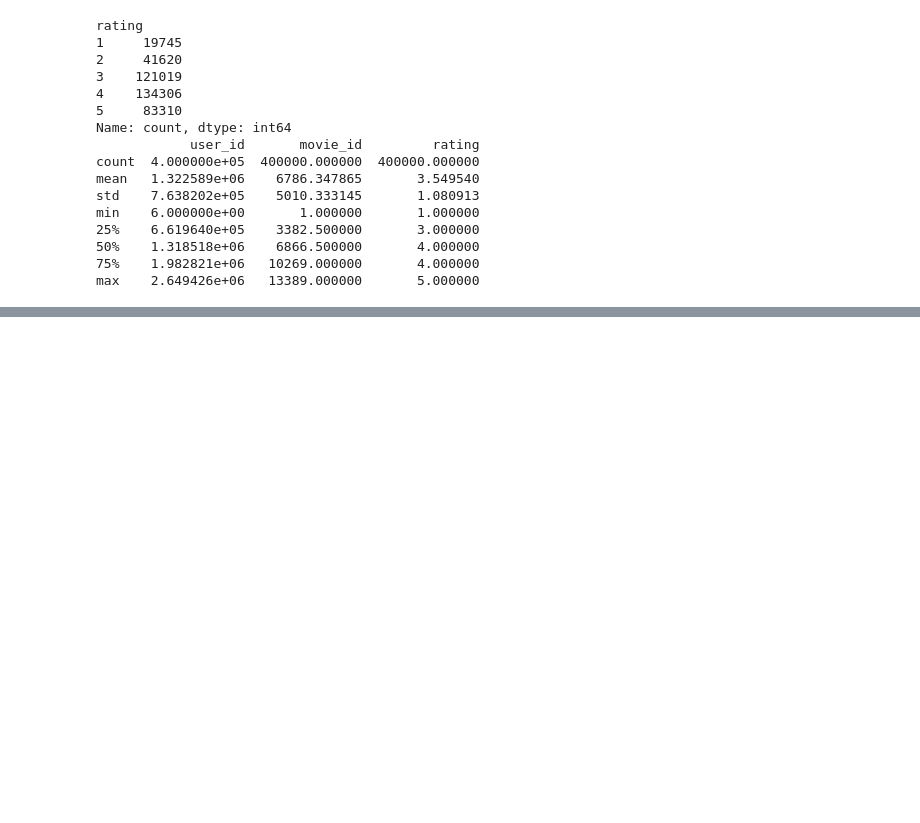
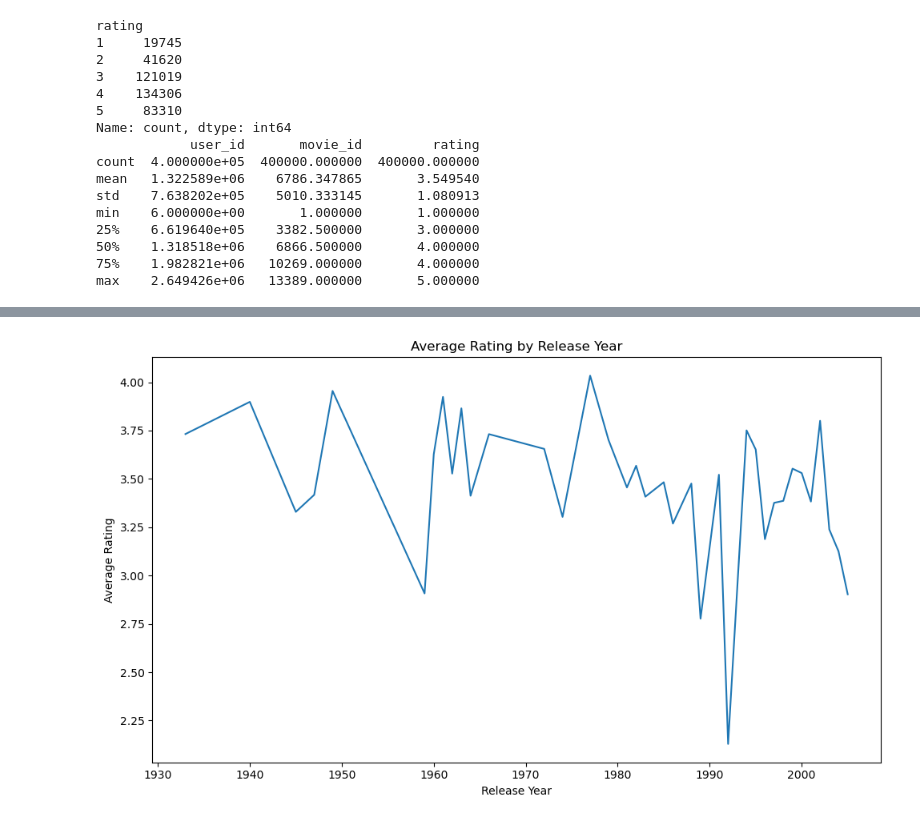
Before and after one commit to sooocali/ADS508_material_work, a Jupyter notebook: dataexploring.ipynb, the cells around one changed output, grey strips where cells are left out. Cells and saved outputs as stored; diff of their text form; code cells hidden in the pictures; blank space fills up the shorter version.

```diff
--- a/dataexploring.ipynb
+++ b/dataexploring.ipynb
@@ -1283,0 +1353,14 @@ max    2.649426e+06   13389.000000       5.000000
+# %%
+avg_rating_by_year = (nflix_training.groupby("release_year")["rating"].mean()
+    .dropna()
+)
+
+plt.figure(figsize=(10, 6))
+avg_rating_by_year.plot()
+plt.xlabel("Release Year")
+plt.ylabel("Average Rating")
+plt.title("Average Rating by Release Year")
+plt.tight_layout()
+plt.show()
+# %% [output]
+[figure, added]
```
Also changed, not shown: parts of 24 cells of this notebook.
